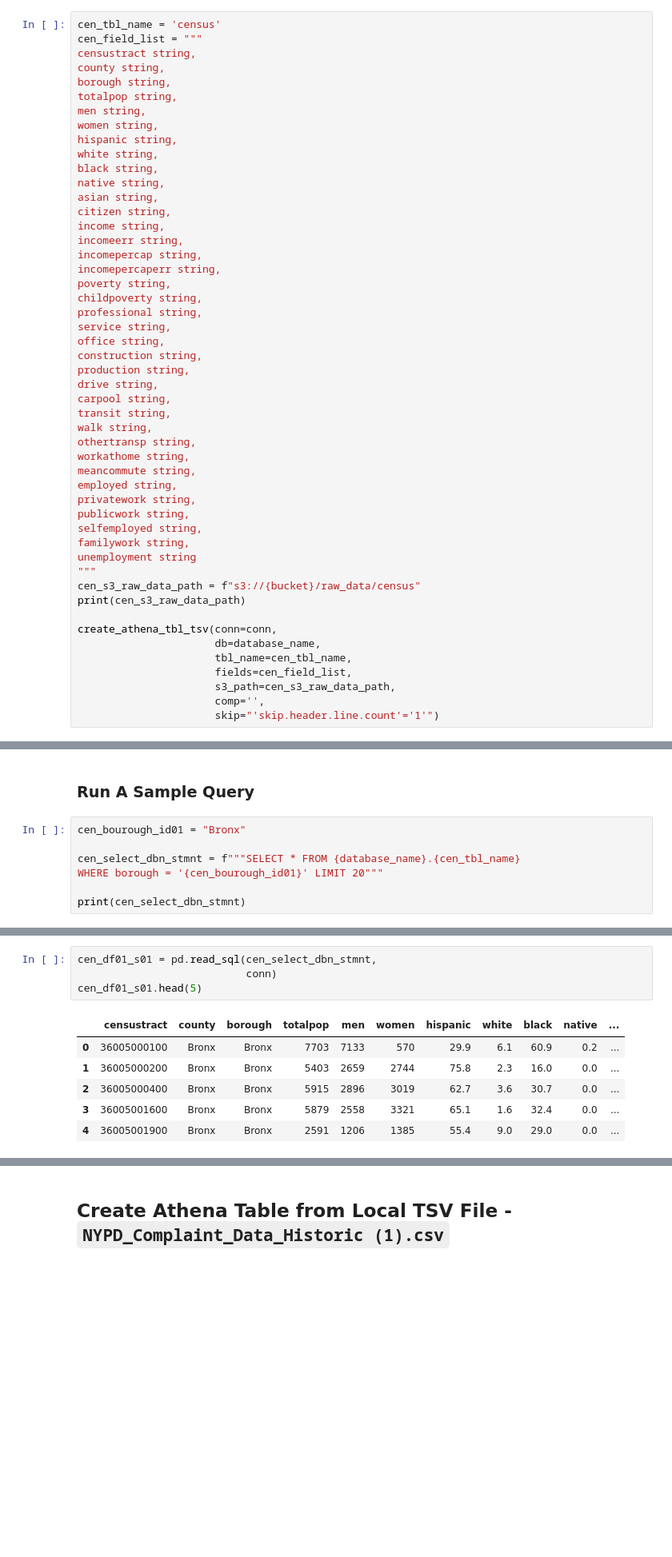
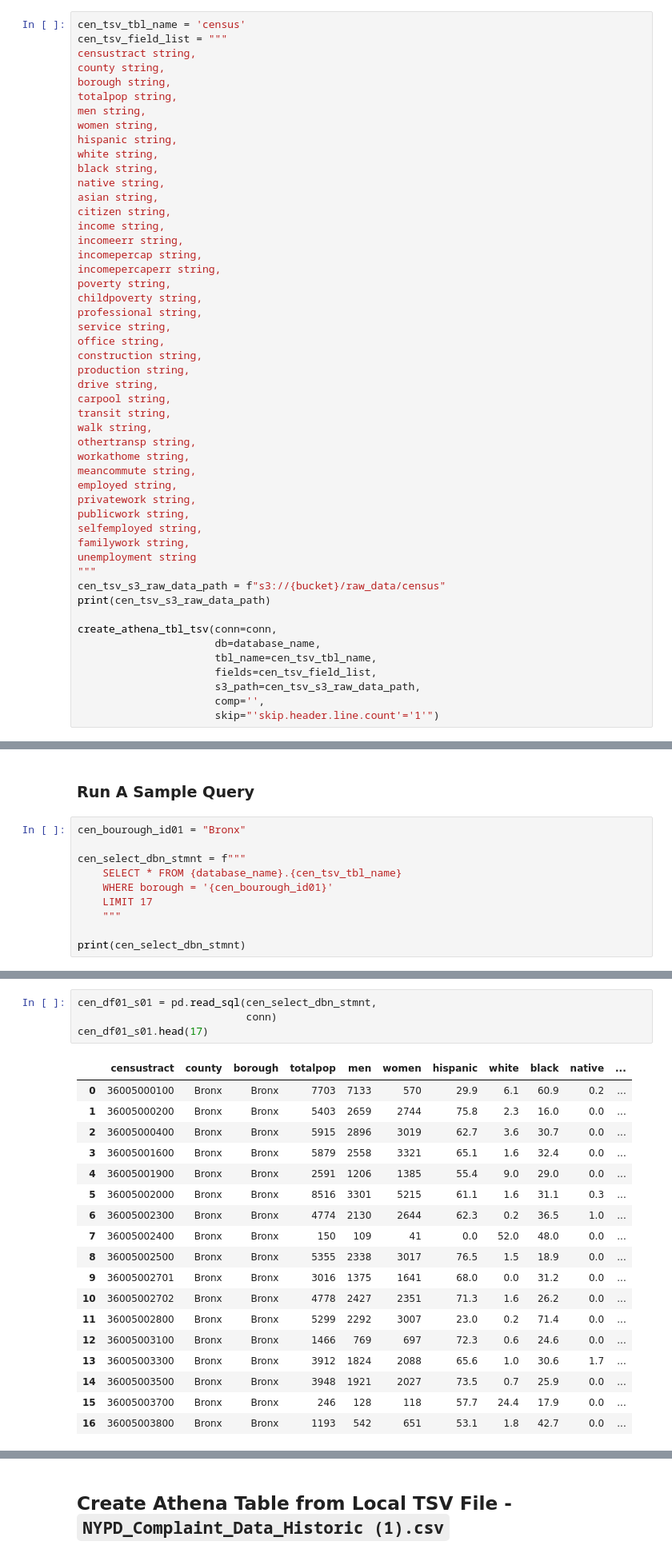
Before and after one commit to amcarr-ds/ML_modeling_using_AWS_proj, a Jupyter notebook: deliverables/00_S3_Setup_amc_v1.ipynb, the cells around one changed output, grey strips where cells are left out. Shown at 80% size. Saved outputs shown, nothing was run; the diff lists cells and outputs as text; blank space fills up the shorter version.

```diff
--- a/deliverables/00_S3_Setup_amc_v1.ipynb
+++ b/deliverables/00_S3_Setup_amc_v1.ipynb
@@ -520,8 +544,8 @@ else:
 - `familywork`: ,
 - `unemployment`:
 # %%
-cen_tbl_name = 'census'
-cen_field_list = """
+cen_tsv_tbl_name = 'census'
+cen_tsv_field_list = """
 censustract string,
 county string,
 borough string,
@@ -559,14 +583,14 @@ selfemployed string,
 familywork string,
 unemployment string
 """
-cen_s3_raw_data_path = f"s3://{bucket}/raw_data/census"
-print(cen_s3_raw_data_path)
+cen_tsv_s3_raw_data_path = f"s3://{bucket}/raw_data/census"
+print(cen_tsv_s3_raw_data_path)
 
 create_athena_tbl_tsv(conn=conn,
                       db=database_name,
-                      tbl_name=cen_tbl_name,
-                      fields=cen_field_list,
-                      s3_path=cen_s3_raw_data_path,
+                      tbl_name=cen_tsv_tbl_name,
+                      fields=cen_tsv_field_list,
+                      s3_path=cen_tsv_s3_raw_data_path,
                       comp='',
                       skip="'skip.header.line.count'='1'")
 # %% [output]
@@ -600,8 +624,11 @@ Dataframe contains records: True
 # %%
 cen_bourough_id01 = "Bronx"
 
-cen_select_dbn_stmnt = f"""SELECT * FROM {database_name}.{cen_tbl_name}
-WHERE borough = '{cen_bourough_id01}' LIMIT 20"""
+cen_select_dbn_stmnt = f"""
+    SELECT * FROM {database_name}.{cen_tsv_tbl_name}
+    WHERE borough = '{cen_bourough_id01}'
+    LIMIT 17
+    """
 
 print(cen_select_dbn_stmnt)
 # %% [output]
@@ -610,11 +638,23 @@ WHERE borough = 'Bronx' LIMIT 20
 # %%
 cen_df01_s01 = pd.read_sql(cen_select_dbn_stmnt,
                            conn)
-cen_df01_s01.head(5)
+cen_df01_s01.head(17)
 # %% [output]
 |  | censustract | county | borough | totalpop | men | women | hispanic | white | black | native | ... |
 | 0 | 36005000100 | Bronx | Bronx | 7703 | 7133 | 570 | 29.9 | 6.1 | 60.9 | 0.2 | ... |
 | 1 | 36005000200 | Bronx | Bronx | 5403 | 2659 | 2744 | 75.8 | 2.3 | 16.0 | 0.0 | ... |
 | 2 | 36005000400 | Bronx | Bronx | 5915 | 2896 | 3019 | 62.7 | 3.6 | 30.7 | 0.0 | ... |
 | 3 | 36005001600 | Bronx | Bronx | 5879 | 2558 | 3321 | 65.1 | 1.6 | 32.4 | 0.0 | ... |
 | 4 | 36005001900 | Bronx | Bronx | 2591 | 1206 | 1385 | 55.4 | 9.0 | 29.0 | 0.0 | ... |
+| 5 | 36005002000 | Bronx | Bronx | 8516 | 3301 | 5215 | 61.1 | 1.6 | 31.1 | 0.3 | ... |
+| 6 | 36005002300 | Bronx | Bronx | 4774 | 2130 | 2644 | 62.3 | 0.2 | 36.5 | 1.0 | ... |
+| 7 | 36005002400 | Bronx | Bronx | 150 | 109 | 41 | 0.0 | 52.0 | 48.0 | 0.0 | ... |
+| 8 | 36005002500 | Bronx | Bronx | 5355 | 2338 | 3017 | 76.5 | 1.5 | 18.9 | 0.0 | ... |
+| 9 | 36005002701 | Bronx | Bronx | 3016 | 1375 | 1641 | 68.0 | 0.0 | 31.2 | 0.0 | ... |
+| 10 | 36005002702 | Bronx | Bronx | 4778 | 2427 | 2351 | 71.3 | 1.6 | 26.2 | 0.0 | ... |
+| 11 | 36005002800 | Bronx | Bronx | 5299 | 2292 | 3007 | 23.0 | 0.2 | 71.4 | 0.0 | ... |
+| 12 | 36005003100 | Bronx | Bronx | 1466 | 769 | 697 | 72.3 | 0.6 | 24.6 | 0.0 | ... |
+| 13 | 36005003300 | Bronx | Bronx | 3912 | 1824 | 2088 | 65.6 | 1.0 | 30.6 | 1.7 | ... |
+| 14 | 36005003500 | Bronx | Bronx | 3948 | 1921 | 2027 | 73.5 | 0.7 | 25.9 | 0.0 | ... |
+| 15 | 36005003700 | Bronx | Bronx | 246 | 128 | 118 | 57.7 | 24.4 | 17.9 | 0.0 | ... |
+| 16 | 36005003800 | Bronx | Bronx | 1193 | 542 | 651 | 53.1 | 1.8 | 42.7 | 0.0 | ... |
```
Also changed, not shown: parts of 47 cells of this notebook.
